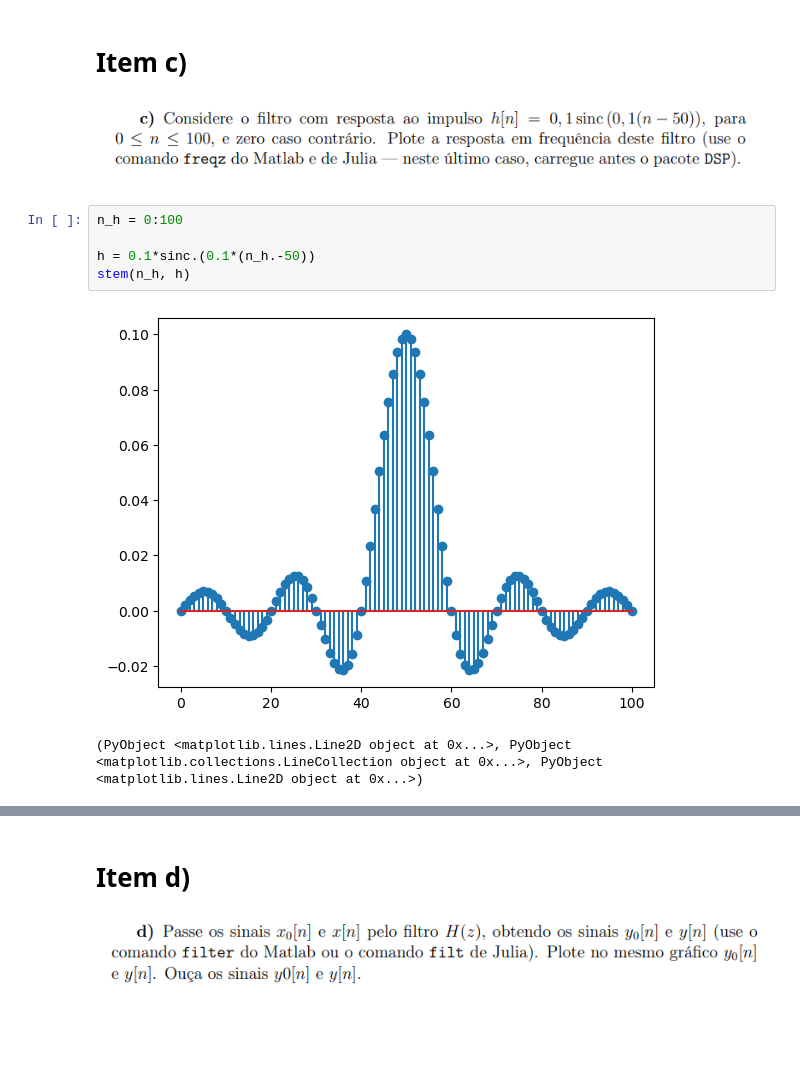
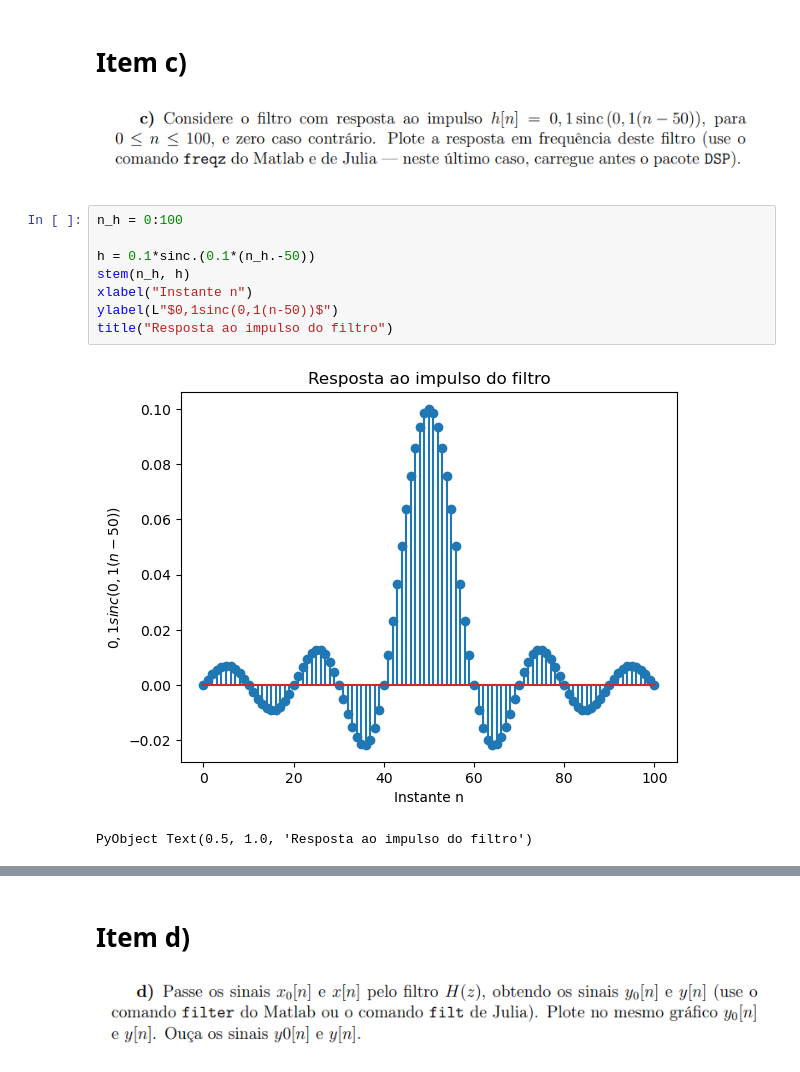
Before and after one commit to brunompasini/PSI3431-Processamento-Estatistico-de-Sinais, a Jupyter notebook: Experiencia_1_Julia.ipynb, the cells around one changed output, grey strips where cells are left out. Cells and saved outputs as stored; diff of their text form; blank space fills up the shorter version.

```diff
--- a/Experiencia_1_Julia.ipynb
+++ b/Experiencia_1_Julia.ipynb
@@ -76,11 +91,14 @@ wavplay(x, fa) #ouvindo o sinal x[n]
 # %%
 n_h = 0:100
 
 h = 0.1*sinc.(0.1*(n_h.-50))
 stem(n_h, h)
+xlabel("Instante n")
+ylabel(L"$0,1sinc(0,1(n-50))$")
+title("Resposta ao impulso do filtro")
 # %% [output]
-[figure, old version]
+[figure, new version]
-(PyObject <matplotlib.lines.Line2D object at 0x...>, PyObject <matplotlib.collections.LineCollection object at 0x...>, PyObject <matplotlib.lines.Line2D object at 0x...>)
+PyObject Text(0.5, 1.0, 'Resposta ao impulso do filtro')
 # %%
 hf= PolynomialRatio(h,[1]);
 ω = range(0,π, length=101);
```
Also changed, not shown: parts of 9 cells of this notebook.
